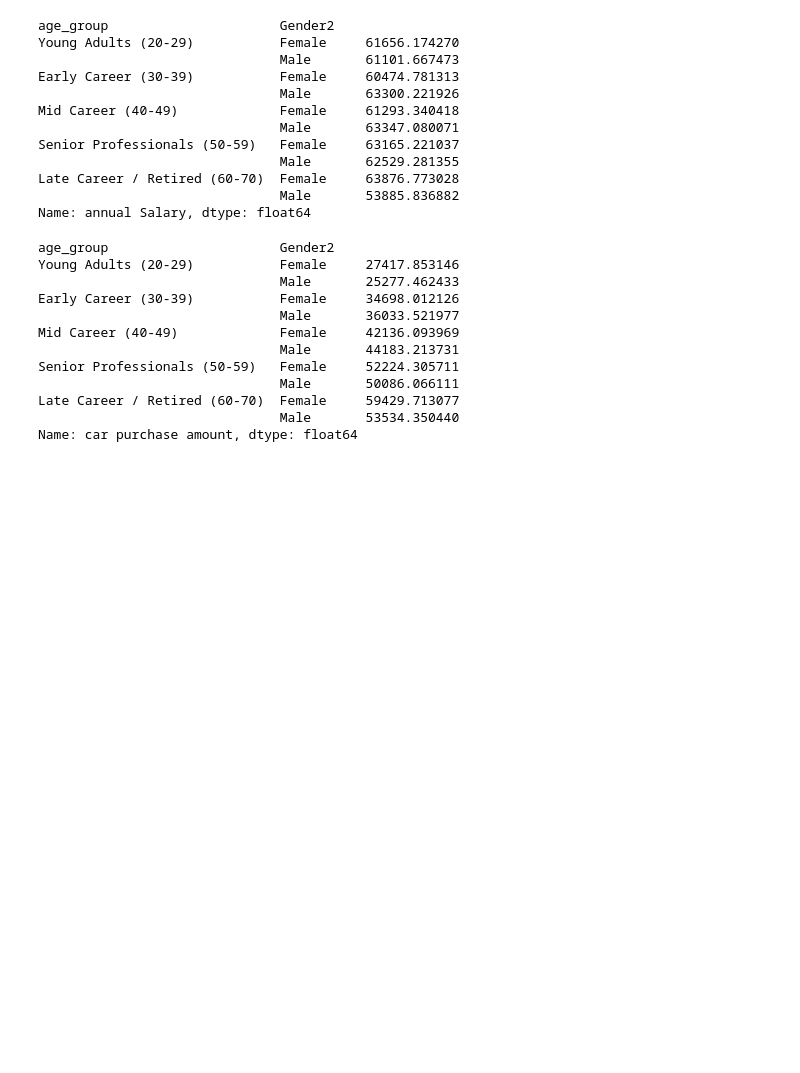
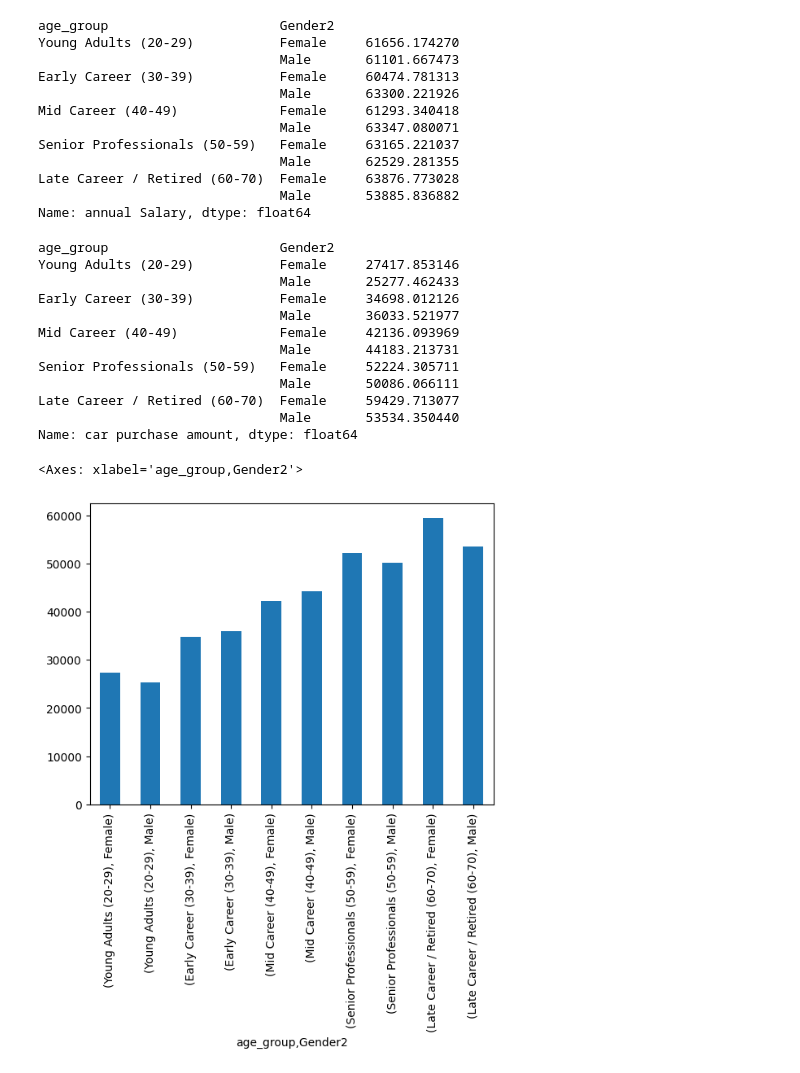
Before and after one commit to Foven3/Car-Sales-Prediction-Model, a Jupyter notebook: Notebook.ipynb, the cells around one changed output. Drawn from its saved outputs; the diff is of its cells as text; code cells hidden in the pictures; blank space fills up the shorter version.

```diff
--- a/Notebook.ipynb
+++ b/Notebook.ipynb
@@ -285,3 +285,8 @@ Senior Professionals (50-59)   Female     52224.305711
 Late Career / Retired (60-70)  Female     59429.713077
                                Male       53534.350440
 Name: car purchase amount, dtype: float64
+# %%
+data.groupby(["age_group","Gender2" ])["car purchase amount"].mean().plot(kind="bar")
+# %% [output]
+<Axes: xlabel='age_group,Gender2'>
+[figure, added]
```
Also changed, not shown: parts of 36 cells of this notebook, 2 other files.
